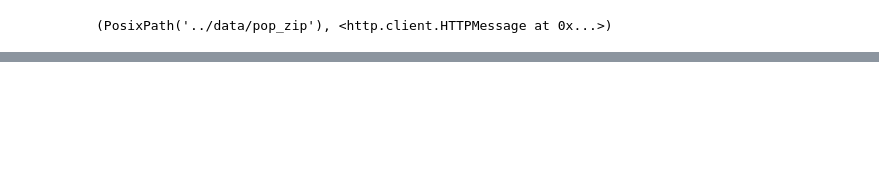
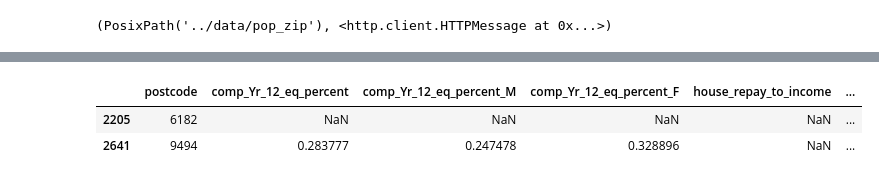
Before and after one commit to MAST30034-Applied-Data-Science/generic-buy-now-pay-later-project-group-17-adsb, a Jupyter notebook: notebooks/external_data.ipynb, the cells around one changed output, grey strips where cells are left out. Saved outputs shown, nothing was run; the diff lists cells and outputs as text; code cells hidden in the pictures; blank space fills up the shorter version.

```diff
--- a/notebooks/external_data.ipynb
+++ b/notebooks/external_data.ipynb
@@ -63,0 +112,6 @@ dataset2.to_csv('../data/curated/census.csv', header=True, index=False)
+# %%
+dataset2[dataset2["Median_age_persons"] == 0]
+# %% [output]
+|  | postcode | comp_Yr_12_eq_percent | comp_Yr_12_eq_percent_M | comp_Yr_12_eq_percent_F | house_repay_to_income | ... |
+| 2205 | 6182 | NaN | NaN | NaN | NaN | ... |
+| 2641 | 9494 | 0.283777 | 0.247478 | 0.328896 | NaN | ... |
```
Also changed, not shown: parts of 9 cells of this notebook.
